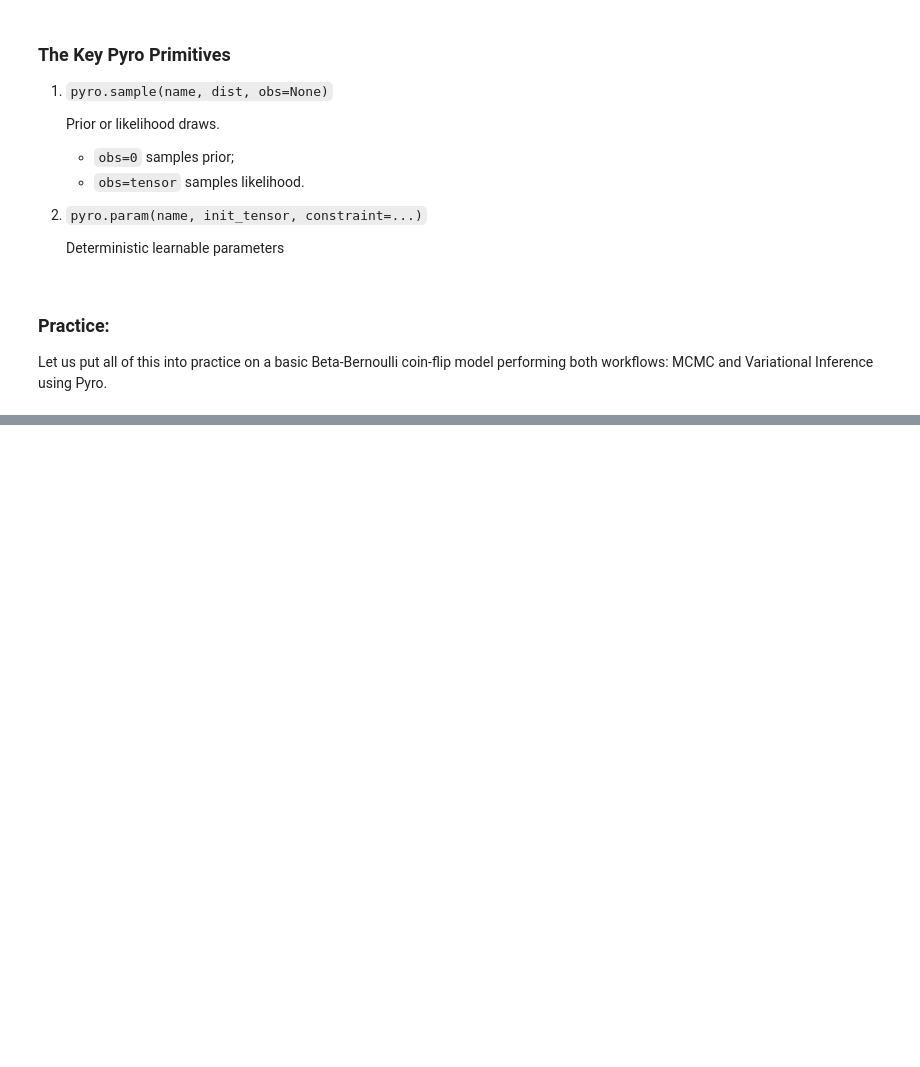
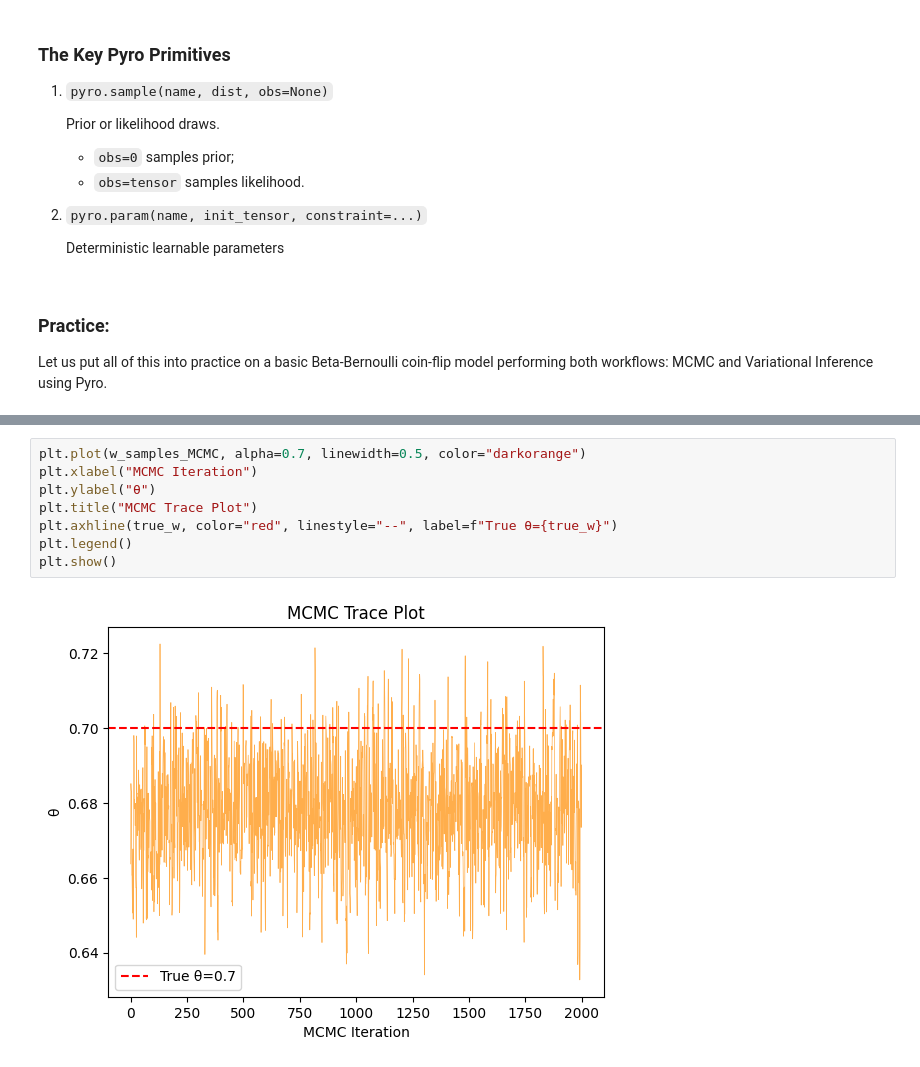
Before and after one commit to AndrewRambidis/Practical-Practice, a Jupyter notebook: statRethinking/notebooks/prelimPyro.ipynb, the cells around one changed output, grey strips where cells are left out. Saved outputs shown, nothing was run; the diff lists cells and outputs as text; blank space fills up the shorter version.

```diff
--- a/statRethinking/notebooks/prelimPyro.ipynb
+++ b/statRethinking/notebooks/prelimPyro.ipynb
@@ -112,0 +129,10 @@ indices=tensor(574))
+# %%
+plt.plot(w_samples_MCMC, alpha=0.7, linewidth=0.5, color="darkorange")
+plt.xlabel("MCMC Iteration")
+plt.ylabel("θ")
+plt.title("MCMC Trace Plot")
+plt.axhline(true_w, color="red", linestyle="--", label=f"True θ={true_w}")
+plt.legend()
+plt.show()
+# %% [output]
+[figure, added]
```
Also changed, not shown: parts of 4 cells of this notebook.
